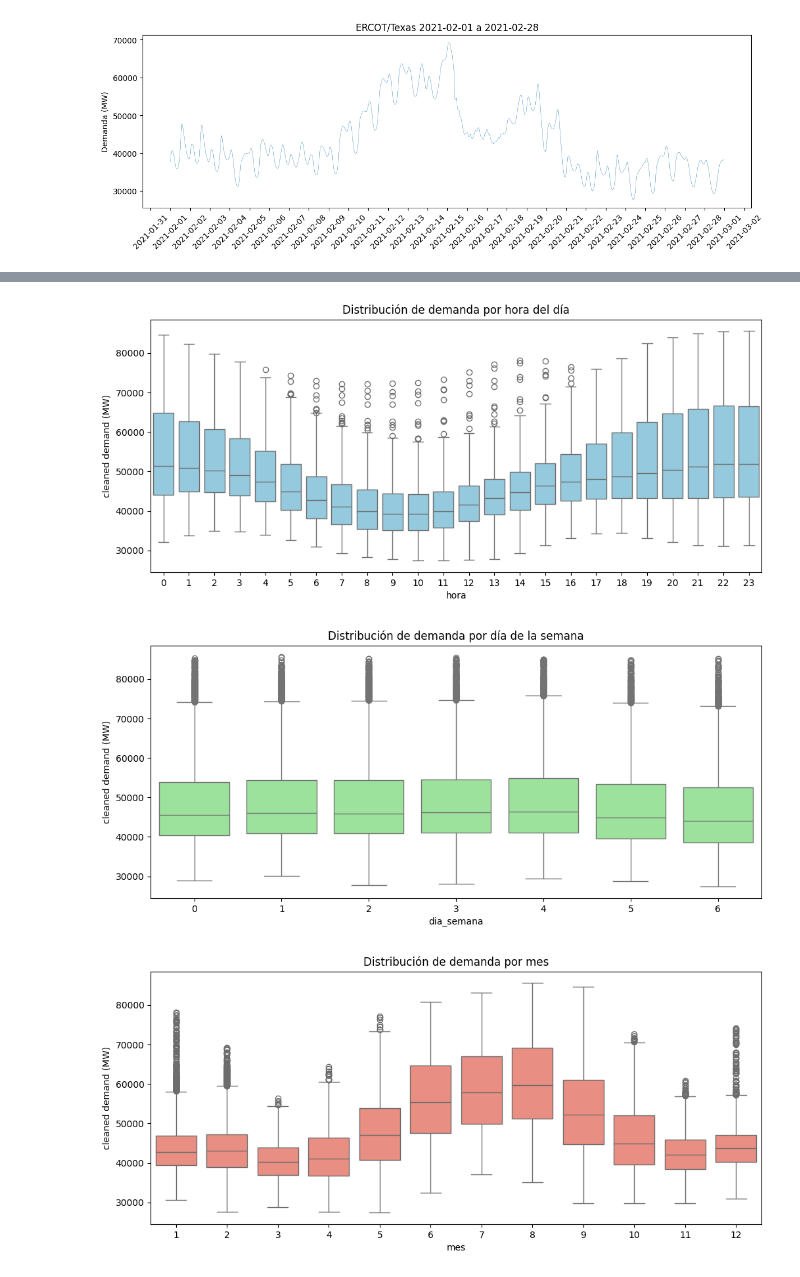
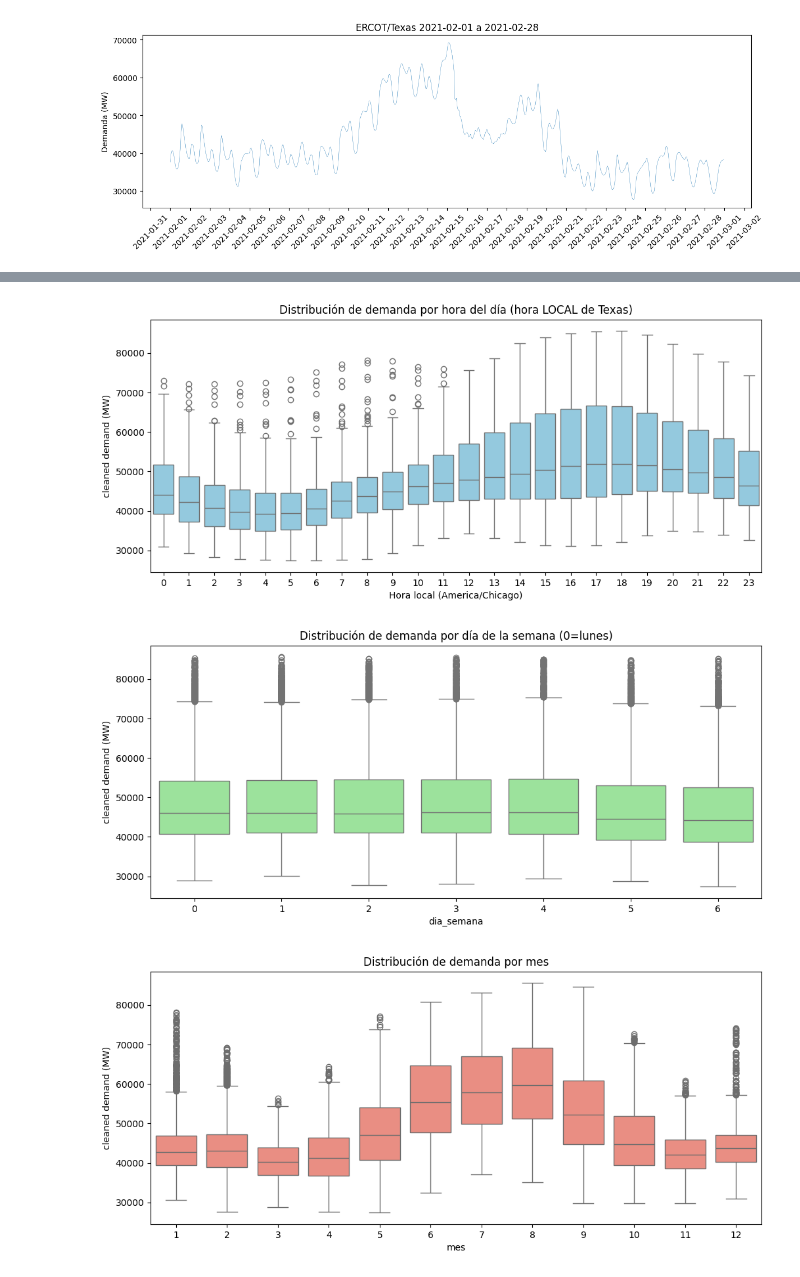
Before and after one commit to Arvo27/Electricity-Demand-Forecasting-Numerical-Methods-vs-Neural-Networks, a Jupyter notebook: Electricity_Demand.ipynb, the cells around one changed output, grey strips where cells are left out. Cells and saved outputs as stored; diff of their text form; code cells hidden in the pictures.

```diff
--- a/Electricity_Demand.ipynb
+++ b/Electricity_Demand.ipynb
@@ -96,23 +257,28 @@ descensos durante los meses de invierno (diciembre, enero y febrero). La diferen
 # %%
-df['hora'] = df.index.hour
-df['dia_semana'] = df.index.dayofweek
-df['mes'] = df.index.month
+# Convertimos a hora local de Texas para que las etiquetas tengan sentido físico.
+idx_local = df.index.tz_localize('UTC', ambiguous='NaT', nonexistent='NaT').tz_convert('America/Chicago')
+
+df['hora_utc']   = df.index.hour            # como vienen los datos (UTC)
+df['hora_local'] = idx_local.hour           # hora real de Texas
+df['dia_semana'] = idx_local.dayofweek
+df['mes']        = idx_local.month
 
 plt.figure(figsize=(12, 5))
-sns.boxplot(data=df, x='hora', y='cleaned demand (MW)', color='skyblue')
-plt.title('Distribución de demanda por hora del día')
+sns.boxplot(data=df, x='hora_local', y='cleaned demand (MW)', color='skyblue')
+plt.title('Distribución de demanda por hora del día (hora LOCAL de Texas)')
+plt.xlabel('Hora local (America/Chicago)')
 plt.show()
 
 plt.figure(figsize=(12, 5))
 sns.boxplot(data=df, x='dia_semana', y='cleaned demand (MW)', color='lightgreen')
-plt.title('Distribución de demanda por día de la semana')
+plt.title('Distribución de demanda por día de la semana (0=lunes)')
 plt.show()
 
 plt.figure(figsize=(12, 5))
 sns.boxplot(data=df, x='mes', y='cleaned demand (MW)', color='salmon')
 plt.title('Distribución de demanda por mes')
 plt.show()
 # %% [output]
-[figure, old version]
+[figure, new version]
-[figure, old version]
+[figure, new version]
 [figure]
```
Also changed, not shown: parts of 15 cells of this notebook.
